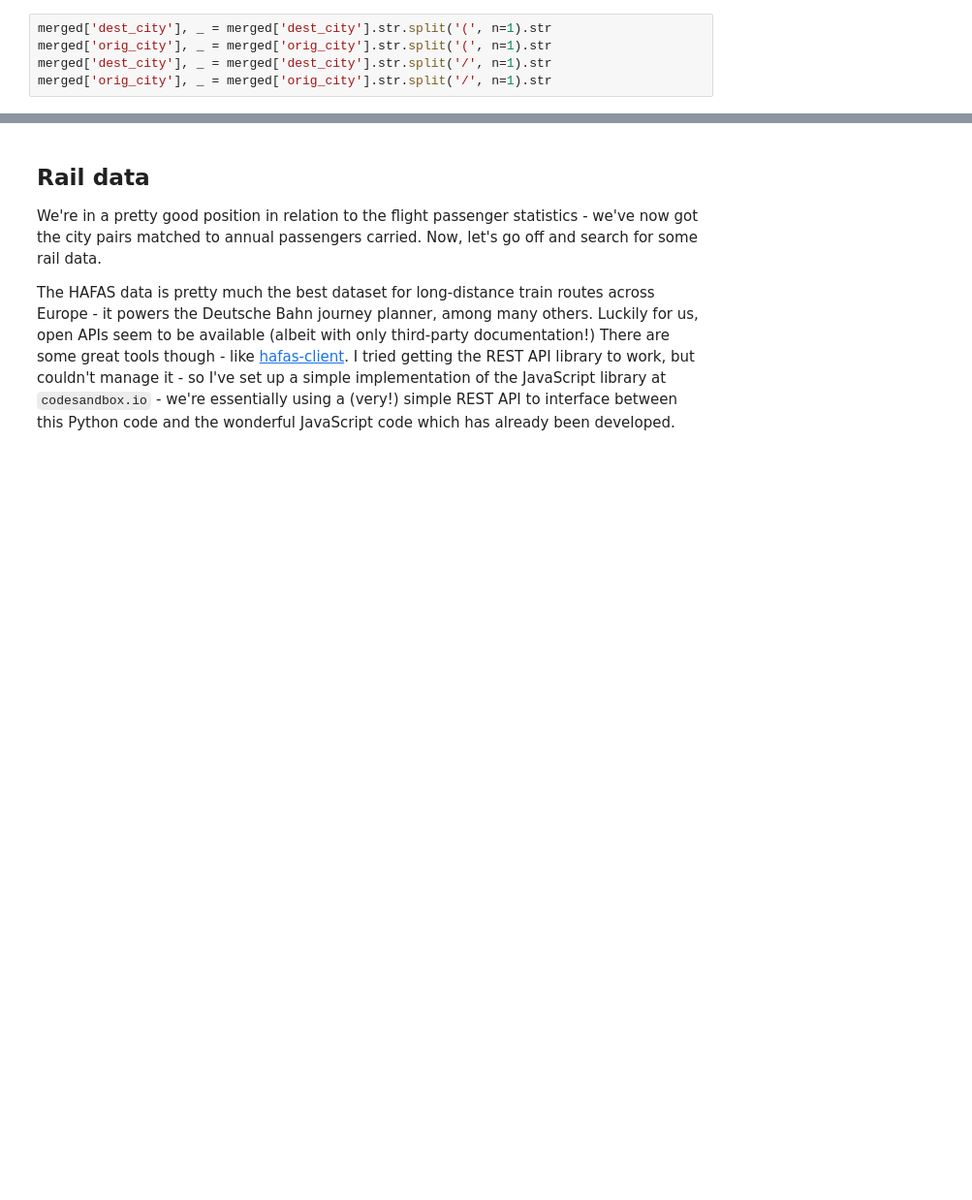
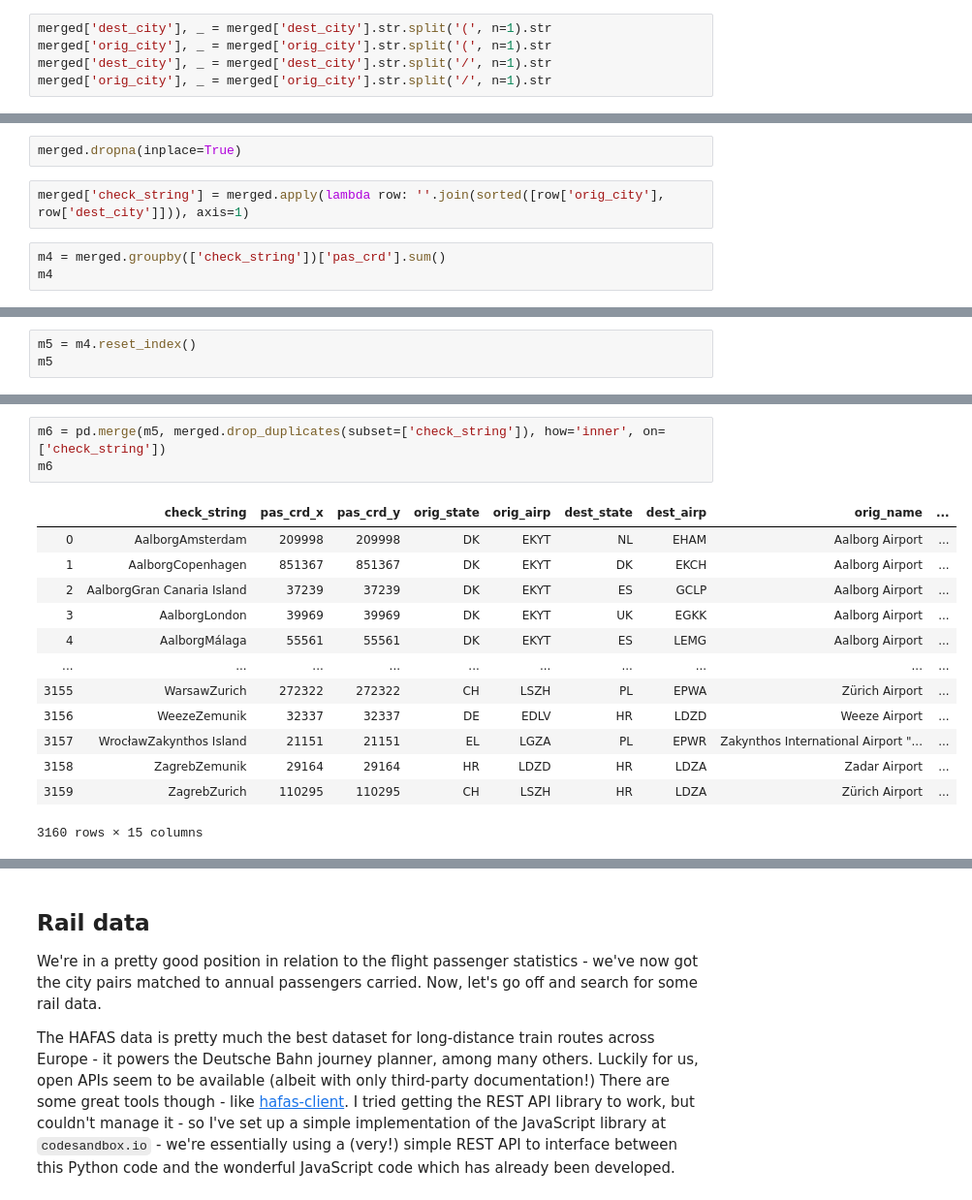
Before and after one commit to keelanfh/hsr-feasibility, a Jupyter notebook: HSR in Europe.ipynb, the cells around one changed output, grey strips where cells are left out. Shown at 97% size. Saved outputs shown, nothing was run; the diff lists cells and outputs as text; blank space fills up the shorter version.

```diff
--- a/HSR in Europe.ipynb
+++ b/HSR in Europe.ipynb
@@ -267,0 +498,7 @@ merged.to_sql('merged', con=engine)
+# %%
+merged.dropna(inplace=True)
+# %%
+merged['check_string'] = merged.apply(lambda row: ''.join(sorted([row['orig_city'], row['dest_city']])), axis=1)
+# %%
+m4 = merged.groupby(['check_string'])['pas_crd'].sum()
+m4
@@ -267,0 +521,3 @@ merged.to_sql('merged', con=engine)
+# %%
+m5 = m4.reset_index()
+m5
@@ -267,0 +538,17 @@ merged.to_sql('merged', con=engine)
+# %%
+m6 = pd.merge(m5, merged.drop_duplicates(subset=['check_string']), how='inner', on=['check_string'])
+m6
+# %% [output]
+|  | check_string | pas_crd_x | pas_crd_y | orig_state | orig_airp | dest_state | dest_airp | orig_name | ... |
+| 0 | AalborgAmsterdam | 209998 | 209998 | DK | EKYT | NL | EHAM | Aalborg Airport | ... |
+| 1 | AalborgCopenhagen | 851367 | 851367 | DK | EKYT | DK | EKCH | Aalborg Airport | ... |
+| 2 | AalborgGran Canaria Island | 37239 | 37239 | DK | EKYT | ES | GCLP | Aalborg Airport | ... |
+| 3 | AalborgLondon | 39969 | 39969 | DK | EKYT | UK | EGKK | Aalborg Airport | ... |
+| 4 | AalborgMálaga | 55561 | 55561 | DK | EKYT | ES | LEMG | Aalborg Airport | ... |
+| ... | ... | ... | ... | ... | ... | ... | ... | ... | ... |
+| 3155 | WarsawZurich | 272322 | 272322 | CH | LSZH | PL | EPWA | Zürich Airport | ... |
+| 3156 | WeezeZemunik | 32337 | 32337 | DE | EDLV | HR | LDZD | Weeze Airport | ... |
+| 3157 | WrocławZakynthos Island | 21151 | 21151 | EL | LGZA | PL | EPWR | Zakynthos International Airport "... | ... |
+| 3158 | ZagrebZemunik | 29164 | 29164 | HR | LDZD | HR | LDZA | Zadar Airport | ... |
+| 3159 | ZagrebZurich | 110295 | 110295 | CH | LSZH | HR | LDZA | Zürich Airport | ... |
+3160 rows × 15 columns
```
Also changed, not shown: parts of 124 cells of this notebook, 5 other files.
